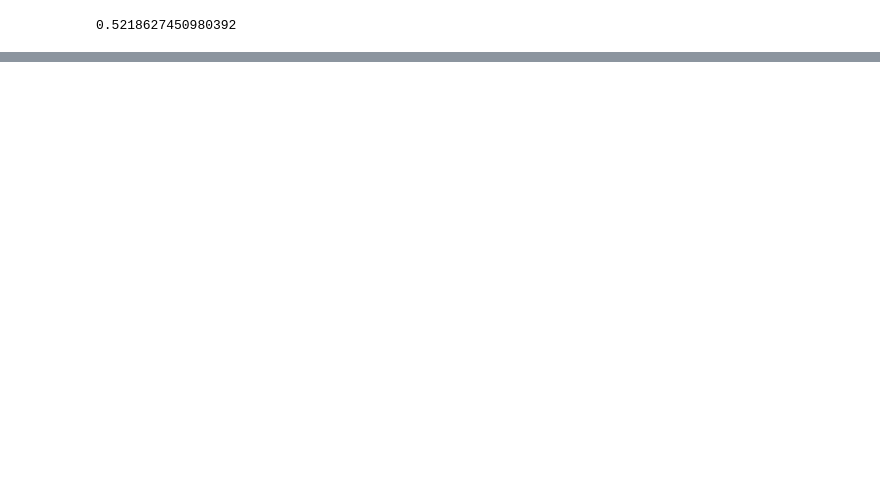
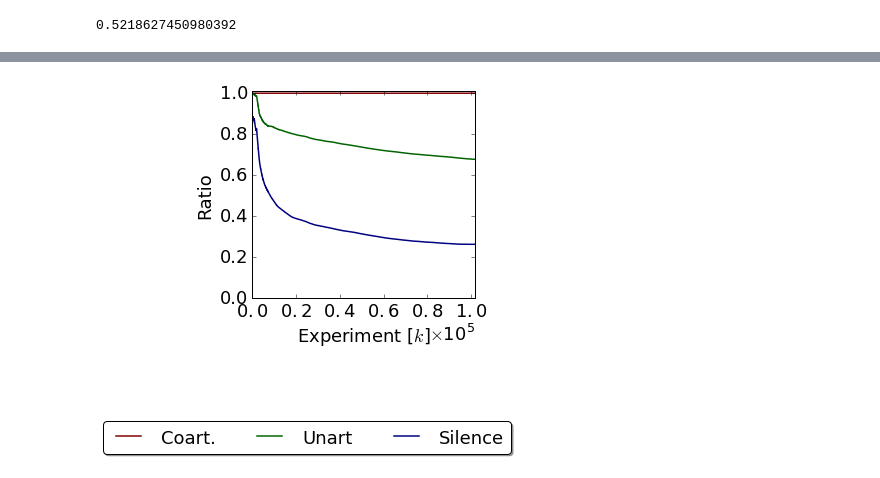
Before and after one commit to yumilceh/artificialbabbling, a Jupyter notebook: SensorimotorExploration/Executables/October17/diva_results_IEEE_SI.ipynb, the cells around one changed output, grey strips where cells are left out. Saved outputs shown, nothing was run; the diff lists cells and outputs as text; code cells hidden in the pictures; blank space fills up the shorter version.

```diff
--- a/SensorimotorExploration/Executables/October17/diva_results_IEEE_SI.ipynb
+++ b/SensorimotorExploration/Executables/October17/diva_results_IEEE_SI.ipynb
@@ -464,0 +490,97 @@ means_coart_av_s
+# %%
+thresh_to_plot =  ['0_99&'] #['1_0&', '0_999999&','0_99&', '0_96&', '0_93&']
+mode_to_plot = ['social']
+
+custom = [] #['1&autonomous']
+
+groups_to_plot = []
+groups_to_plot_ = list(itertools.product(thresh_to_plot, mode_to_plot))
+for group in groups_to_plot_:
+    groups_to_plot += [group[0]+group[1]]
+groups_to_plot = groups_to_plot + custom
+# Processing slow descriptors
+
+#container for unarticulated productions
+means_unart_s = create_dict(groups_k)
+means_unart_av = create_dict(groups_k)
+
+#container for coarticulated productions
+means_coart_s = create_dict(groups_k)
+means_coart_av = create_dict(groups_k)
+
+continue__ = True
+for data_file in (d_f for d_f in data_files if 'sim_data.h5' in d_f):
+#     print "Trying"
+    data_file = directory + data_file
+    conf_file = data_file.replace('sim_data.h5', 'conf.txt')
+    conf = {}
+    with open(conf_file) as f:
+        for line in f:
+            line = line.replace('\n', '')
+            line = line.replace('\r', '')
+            (key, val) = line.split(': ')
+            conf[key] = val
+    if conf['mode'] == 'autonomous':
+        conf['instructor_slope'] = '1'
+    else:
+        conf['instructor_slope'] = conf['instructor_slope'].replace('.','_')
+    key = conf['instructor_slope'] + '&' + conf['mode']
+    if key not in groups_to_plot:
+#         print "Not here"
+        continue
+    if not continue__:
+        continue__ = True
+        continue
+#     print "Still trying"
+
+    try:
+        print key
+        data,foo = load_sim_h5(data_file)
+        sensor_data = data.sensor.data.as_matrix(columns=None)
+
+        means_unart_s[conf['instructor_slope'] + '&' + conf['mode']] += [(np.logical_xor(sensor_data[:,2]>0.1, sensor_data[:,5]>0.1)).astype(np.float)[:n_samples]]
+        means_coart_s[conf['instructor_slope'] + '&' + conf['mode']] += [(np.logical_and(sensor_data[:,2]>0.1, sensor_data[:,5]>0.1)).astype(np.float)[:n_samples]]
+
+    except IOError:
+        print("Something went terribly wrong!")
+
+xfmt = matplotlib.ticker.ScalarFormatter(useMathText=True)
+xfmt.set_powerlimits((-3,3))
+
+matplotlib.rcParams['figure.figsize'] = (4.0, 3.7)
+matplotlib.rcParams.update({'font.size': 18})
+
+fig, axes = plt.subplots()
+for key, color in zip(groups_to_plot, colors_):
+    try:
+        print key
+        means_unart_av[key] = np.mean(np.array(means_unart_s[key]), axis=0)
+        means_coart_av[key] = np.mean(np.array(means_coart_s[key]), axis=0)
+
+        data_plt_coart = incremental_mean(means_coart_av[key])
+        data_plt_unart = incremental_mean(means_unart_av[key])
+        data_plt_silence  = np.array([1-x for x in np.add(data_plt_coart,data_plt_unart)])
+
+#         data_plt_unart = np.add(data_plt_coart,data_plt_unart)
+#         data_plt_silence = np.add(data_plt_silence,data_plt_unart)
+
+        data_plt_unart = np.add(data_plt_silence,data_plt_unart)
+        data_plt_coart = np.add(data_plt_coart,data_plt_unart)
+
+        plt.plot(data_plt_coart, linestyle='-', marker='',lw = 1.5,color='maroon')
+        plt.plot(data_plt_unart, linestyle='-', marker='',lw = 1.5,color='darkgreen')
+        plt.plot(data_plt_silence, linestyle='-', marker='',lw = 1.5,color='navy')
+
+    except:
+        print 'Wrong'
+        continue
+
+lgd = plt.legend(['Coart.', 'Unart', 'Silence'],\
+           ncol=3,loc='lower right', fontsize=18, bbox_to_anchor=(1.2, -0.8),
+          fancybox=True, shadow=True)
+plt.gca().xaxis.set_major_formatter(xfmt)
+plt.xlabel('Experiment [$k$]')
+plt.ylabel('Ratio')
+axes.set_xlim([0,n_samples])
+axes.set_ylim([0,1.01])
+# %% [output]
@@ -464,0 +595 @@ means_coart_av_s
+[figure, added]
```
Also changed, not shown: parts of 14 cells of this notebook, 6 other files.
